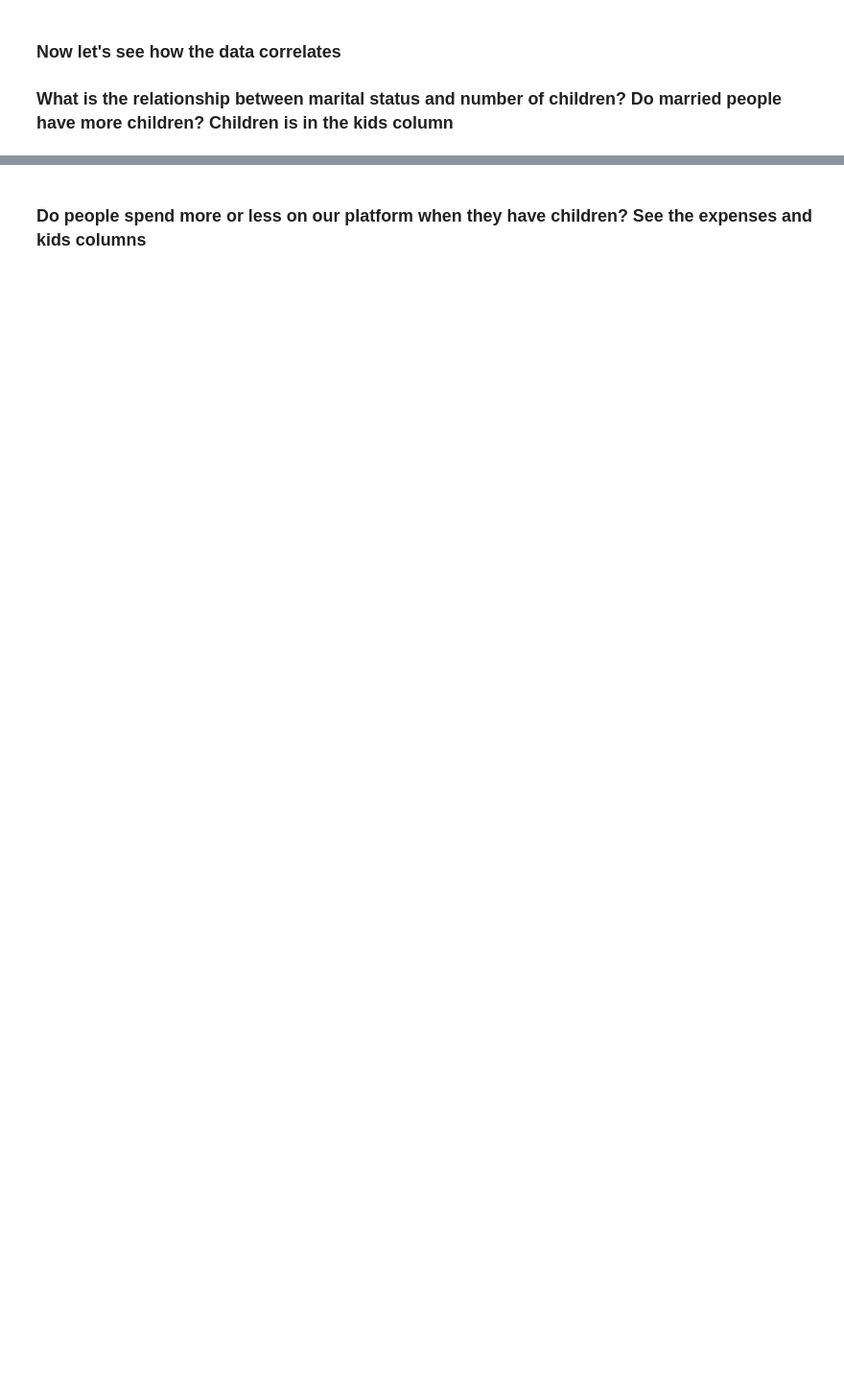
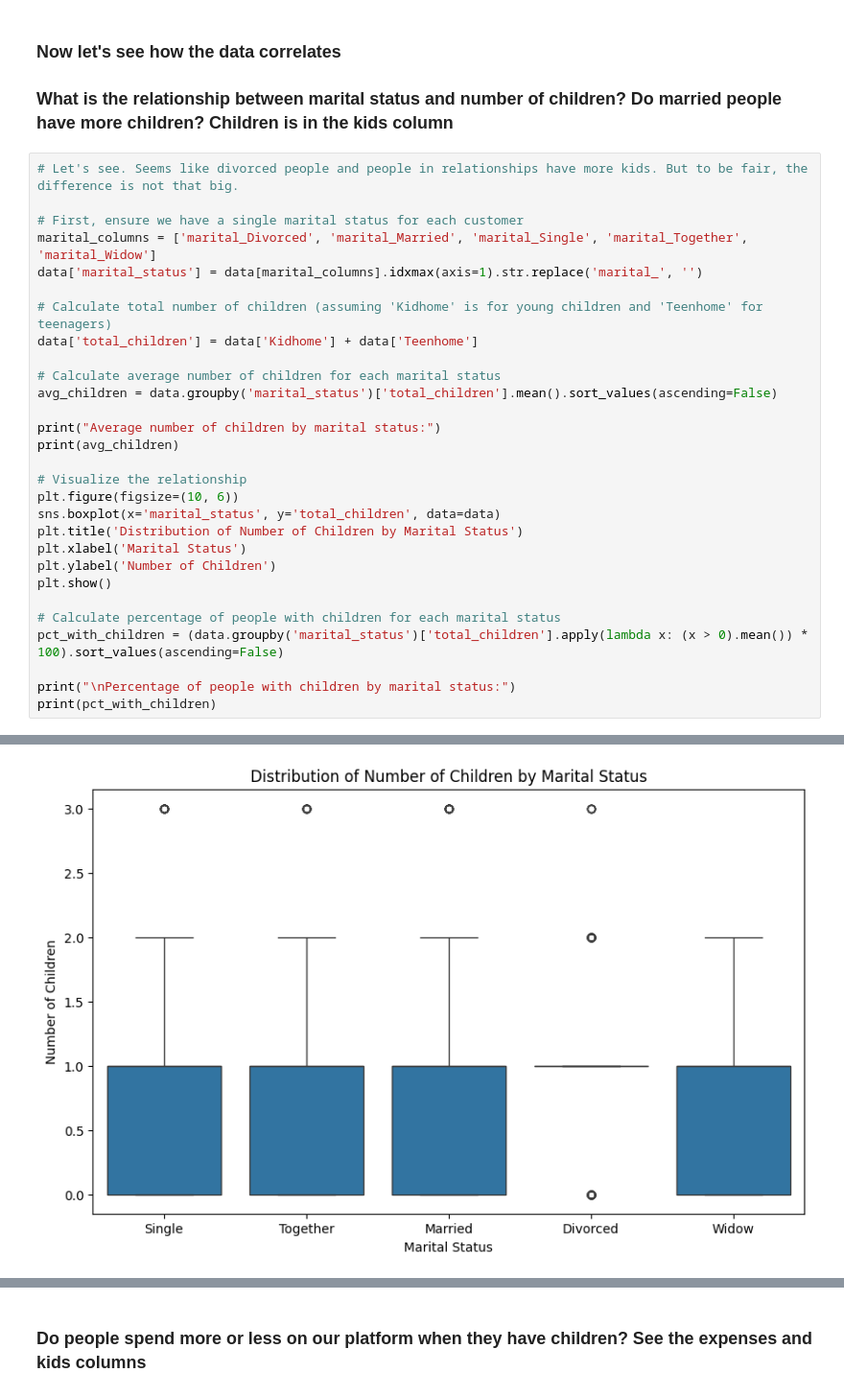
Before and after one commit to racrijoli/statistics, a Jupyter notebook: descriptive statistics module/first_challenge.ipynb, the cells around one changed output, grey strips where cells are left out. Shown: that part at 96% size. Cells and saved outputs as stored; diff of their text form; blank space fills up the shorter version.

```diff
--- a/descriptive statistics module/first_challenge.ipynb
+++ b/descriptive statistics module/first_challenge.ipynb
@@ -266,3 +328,33 @@ Basic          54        2.45
 ### Now let's see how the data correlates
 
 ### What is the relationship between marital status and number of children? Do married people have more children? Children is in the kids column
+# %%
+# Let's see. Seems like divorced people and people in relationships have more kids. But to be fair, the difference is not that big.
+
+# First, ensure we have a single marital status for each customer
+marital_columns = ['marital_Divorced', 'marital_Married', 'marital_Single', 'marital_Together', 'marital_Widow']
+data['marital_status'] = data[marital_columns].idxmax(axis=1).str.replace('marital_', '')
+
+# Calculate total number of children (assuming 'Kidhome' is for young children and 'Teenhome' for teenagers)
+data['total_children'] = data['Kidhome'] + data['Teenhome']
+
+# Calculate average number of children for each marital status
+avg_children = data.groupby('marital_status')['total_children'].mean().sort_values(ascending=False)
+
+print("Average number of children by marital status:")
+print(avg_children)
+
+# Visualize the relationship
+plt.figure(figsize=(10, 6))
+sns.boxplot(x='marital_status', y='total_children', data=data)
+plt.title('Distribution of Number of Children by Marital Status')
+plt.xlabel('Marital Status')
+plt.ylabel('Number of Children')
+plt.show()
+
+# Calculate percentage of people with children for each marital status
+pct_with_children = (data.groupby('marital_status')['total_children'].apply(lambda x: (x > 0).mean()) * 100).sort_values(ascending=False)
+
+print("\nPercentage of people with children by marital status:")
+print(pct_with_children)
+# %% [output]
@@ -268,0 +369 @@ Basic          54        2.45
+[figure, added]
```
Also changed, not shown: parts of 4 cells of this notebook.
